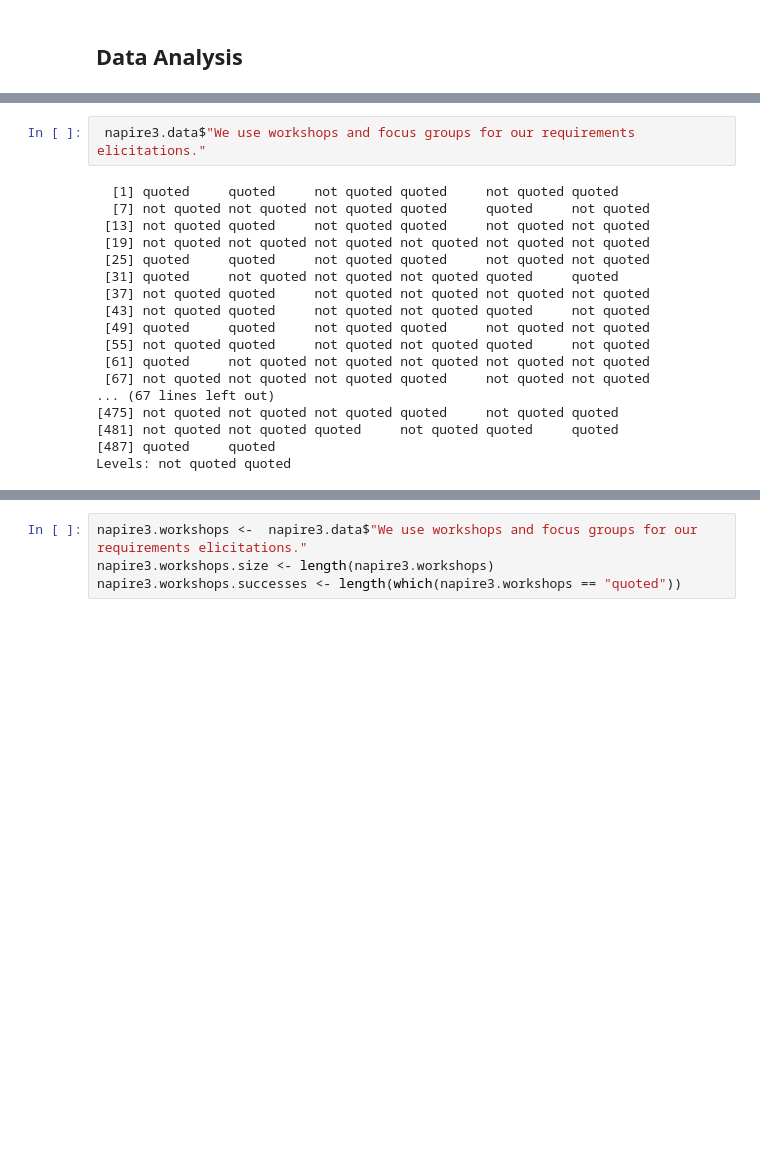
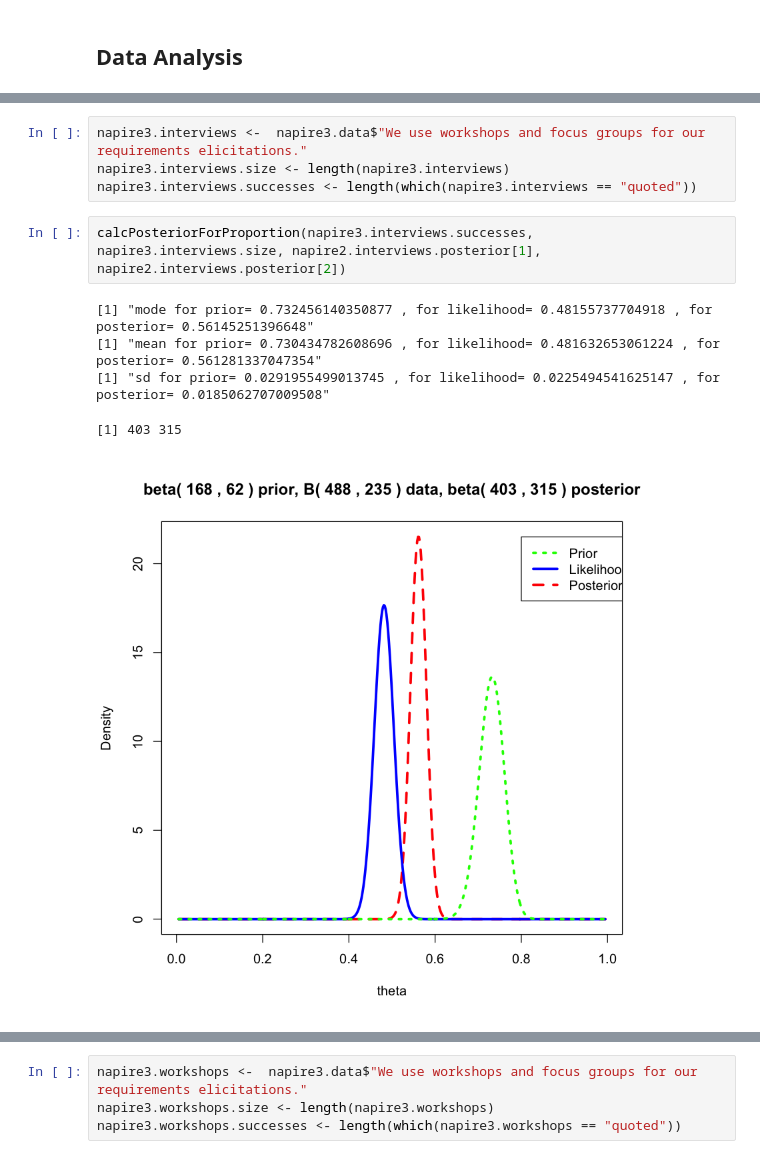
Before and after one commit to NaPiRE/napire2018, a Jupyter notebook: notebooks/analyse.ipynb, the cells around one changed output, grey strips where cells are left out. Saved outputs shown, nothing was run; the diff lists cells and outputs as text; blank space fills up the shorter version.

```diff
--- a/notebooks/analyse.ipynb
+++ b/notebooks/analyse.ipynb
@@ -182,20 +252,12 @@ We start with the usage of workshops as elicitiation technique as an example
 # %%
- napire3.data$"We use workshops and focus groups for our requirements elicitations."
+napire3.interviews <-  napire3.data$"We use workshops and focus groups for our requirements elicitations."
+napire3.interviews.size <- length(napire3.interviews)
+napire3.interviews.successes <- length(which(napire3.interviews == "quoted"))
-# %% [output]
-  [1] quoted     quoted     not quoted quoted     not quoted quoted
-  [7] not quoted not quoted not quoted quoted     quoted     not quoted
- [13] not quoted quoted     not quoted quoted     not quoted not quoted
- [19] not quoted not quoted not quoted not quoted not quoted not quoted
- [25] quoted     quoted     not quoted quoted     not quoted not quoted
- [31] quoted     not quoted not quoted not quoted quoted     quoted
- [37] not quoted quoted     not quoted not quoted not quoted not quoted
- [43] not quoted quoted     not quoted not quoted quoted     not quoted
- [49] quoted     quoted     not quoted quoted     not quoted not quoted
- [55] not quoted quoted     not quoted not quoted quoted     not quoted
- [61] quoted     not quoted not quoted not quoted not quoted not quoted
- [67] not quoted not quoted not quoted quoted     not quoted not quoted
-... (67 lines left out)
-[475] not quoted not quoted not quoted quoted     not quoted quoted
-[481] not quoted not quoted quoted     not quoted quoted     quoted
-[487] quoted     quoted
-Levels: not quoted quoted
+# %%
+calcPosteriorForProportion(napire3.interviews.successes, napire3.interviews.size, napire2.interviews.posterior[1], napire2.interviews.posterior[2])
+# %% [output]
+[1] "mode for prior= 0.732456140350877 , for likelihood= 0.48155737704918 , for posterior= 0.56145251396648"
+[1] "mean for prior= 0.730434782608696 , for likelihood= 0.481632653061224 , for posterior= 0.561281337047354"
+[1] "sd for prior= 0.0291955499013745 , for likelihood= 0.0225494541625147 , for posterior= 0.0185062707009508"
+[1] 403 315
+[figure, added]
```
Also changed, not shown: parts of 162 cells of this notebook.
